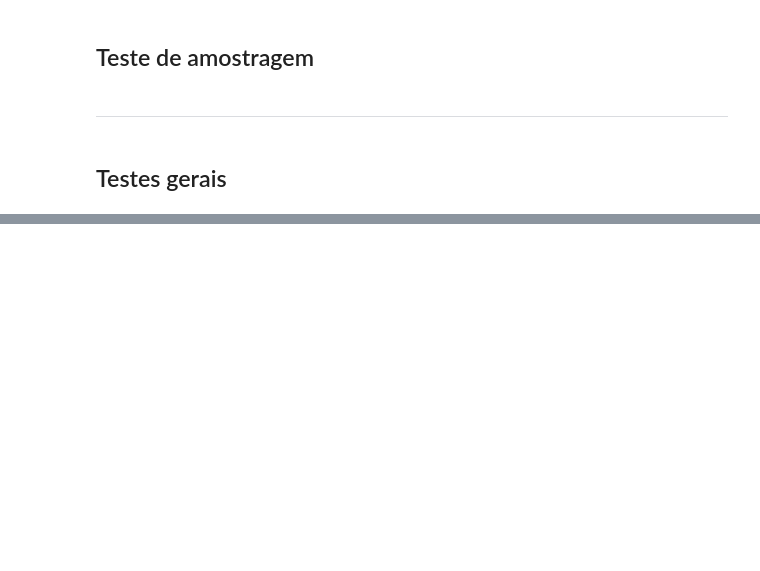
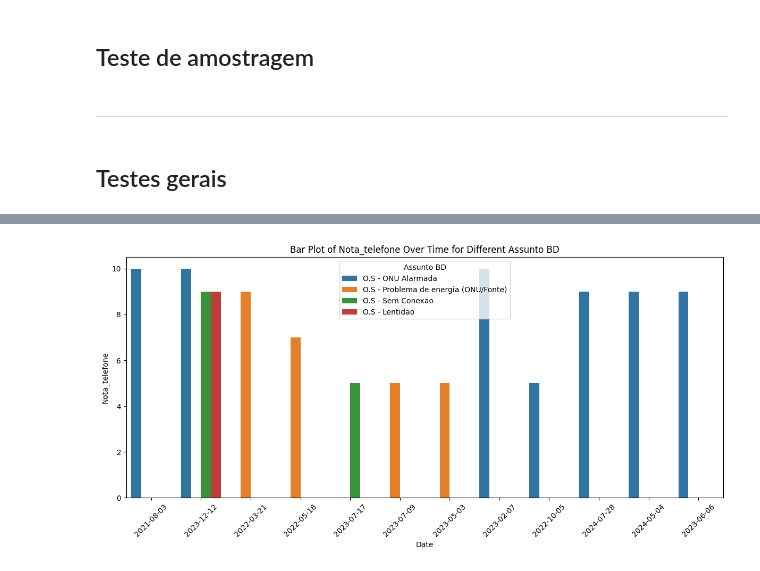
Before and after one commit to MAIA332/IXC-soft, a Jupyter notebook: visual/test_graph.ipynb, the cells around one changed output, grey strips where cells are left out. Drawn from its saved outputs; the diff is of its cells as text; code cells hidden in the pictures; blank space fills up the shorter version.

```diff
--- a/visual/test_graph.ipynb
+++ b/visual/test_graph.ipynb
@@ -107,0 +173,12 @@ str(datetime.datetime.date())
+# %%
+# Create a bar plot
+plt.figure(figsize=(12, 6))
+sns.barplot(x='Data_Fechamento', y='Nota_telefone', hue='Assunto BD', data=features)
+plt.title('Bar Plot of Nota_telefone Over Time for Different Assunto BD')
+plt.xlabel('Date')
+plt.ylabel('Nota_telefone')
+plt.xticks(rotation=45)
+plt.tight_layout()
+plt.show()
+# %% [output]
+[figure, added]
```
Also changed, not shown: parts of 10 cells of this notebook, 5 other files.
